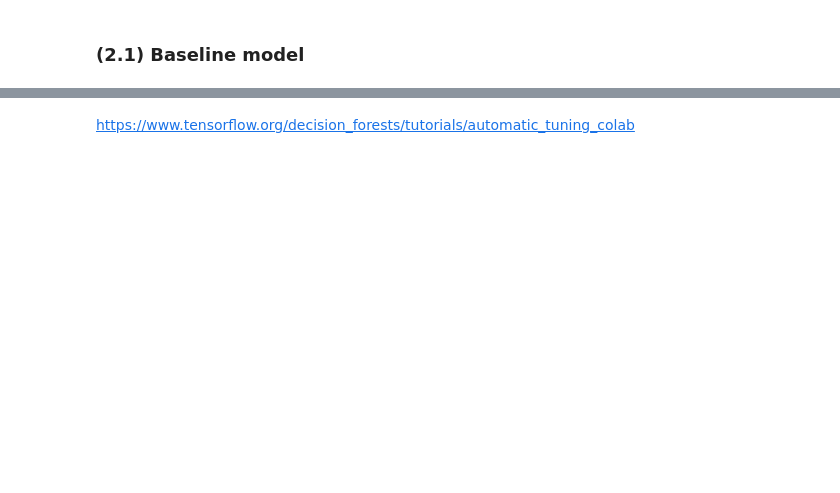
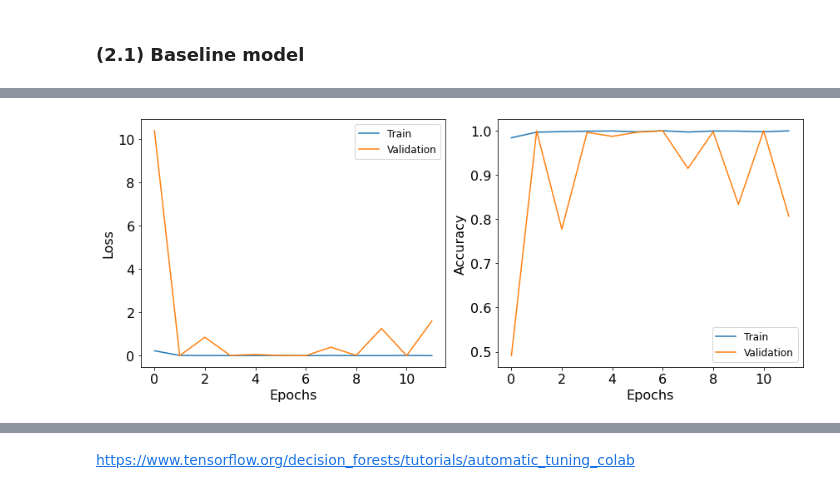
Before and after one commit to kkonstantin182/face-comic-recognizer, a Jupyter notebook: notebooks/vgg_results.ipynb, the cells around one changed output, grey strips where cells are left out. Cells and saved outputs as stored; diff of their text form; code cells hidden in the pictures; blank space fills up the shorter version.

Commit message:
Baseline model added

```diff
--- a/notebooks/vgg_results.ipynb
+++ b/notebooks/vgg_results.ipynb
@@ -103,5 +144,4 @@ strategy = tf.distribute.MirroredStrategy()
 # %%
-EPOCHS = 10
 LEARNING_RATE = 1e-3
 DROPOUT_RATE = 2e-1
 # %%
@@ -114,10 +155,10 @@ def vgg_compile_distributed(func):
     return optimize_performance
 # %%
 @vgg_compile_distributed
-def vgg_compile(lr=LEARNING_RATE, drop_rate=DROPOUT_RATE):
+def vgg_compile(lr, drop_rate):
     make_datermenistic()
-    model = VGGModel(2)
-    model.compile(optimizer=tf.keras.optimizers.Adam(learning_rate=LEARNING_RATE),
+    model = VGGModel(2, drop_rate)
+    model.compile(optimizer=tf.keras.optimizers.Adam(learning_rate=lr),
                  loss=tf.keras.losses.BinaryCrossentropy(from_logits=False),
                  metrics=['accuracy'])
     return model
@@ -134,0 +165,28 @@ KeyboardInterrupt: ignored
+# %%
+@measure_time
+def train_test(lr=LEARNING_RATE,
+               drop_rate=DROPOUT_RATE,
+               ep=EPOCHS,
+               bs=BATCH_SIZE):
+
+    path = '/content/drive/MyDrive/Github/face-comic-recognizer/models/saved_models'
+    full_path = os.path.join(path, datetime.datetime.now().strftime("%Y%m%d-%H%M%S"))
+    %mkdir {full_path}
+
+    model = vgg_compile(lr, drop_rate)
+
+    callbacks = [
+    tf.keras.callbacks.TensorBoard(log_dir='./logs'),
+    tf.keras.callbacks.ModelCheckpoint(filepath=checkpoint_save(),
+                                       save_weights_only=True)]
+    model.fit(train_ds_gs,
+              validation_data=val_ds_gs,
+              epochs=ep,
+              batch_size=bs,
+              callbacks=callbacks)
+
+    model.save(full_path, save_format='tf')
+
+    return model
+# %%
+baseline_model = train_test()
@@ -134,0 +229,4 @@ KeyboardInterrupt: ignored
+# %%
+plot_loss_accuracy(baseline_model)
+# %% [output]
+[figure, added]
```
Also changed, not shown: parts of 22 cells of this notebook, 1 other file.
